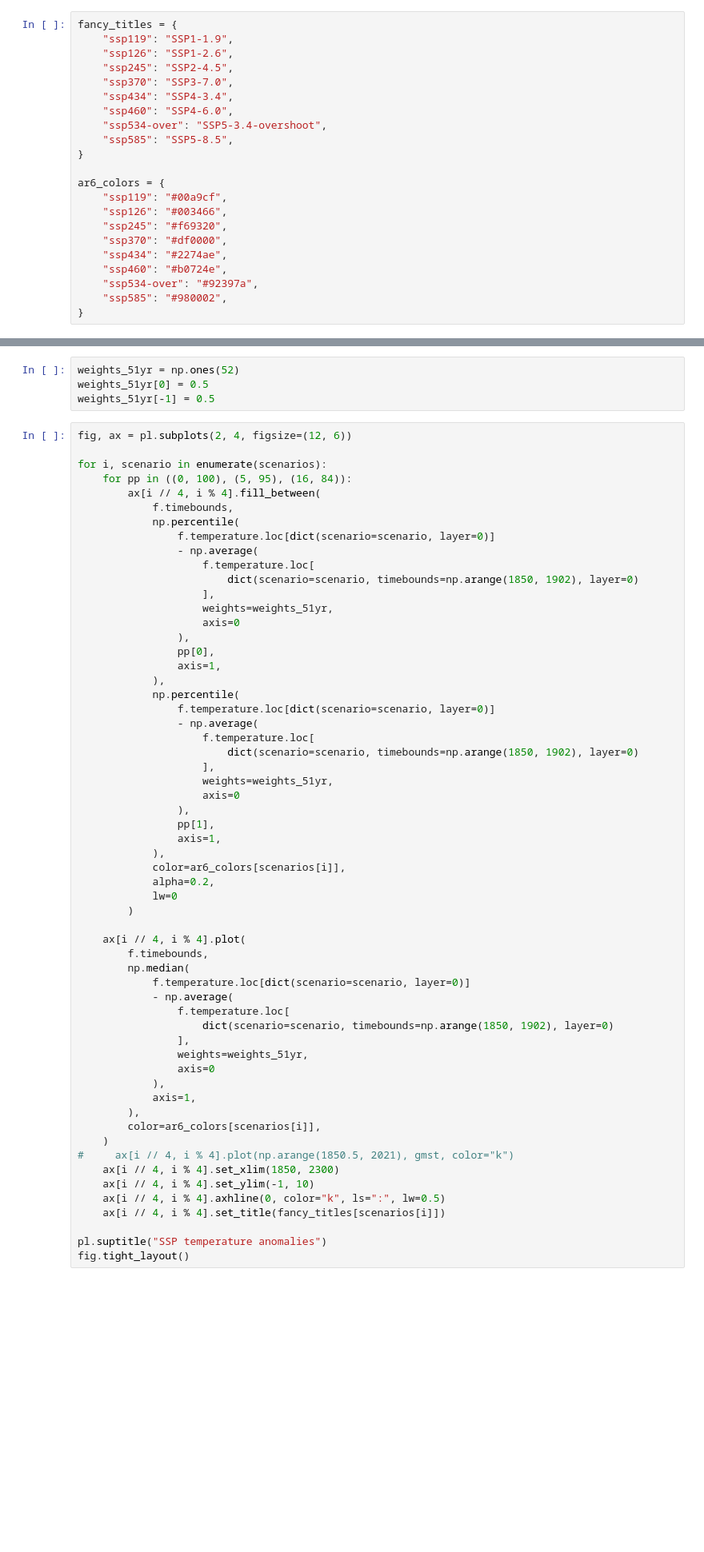
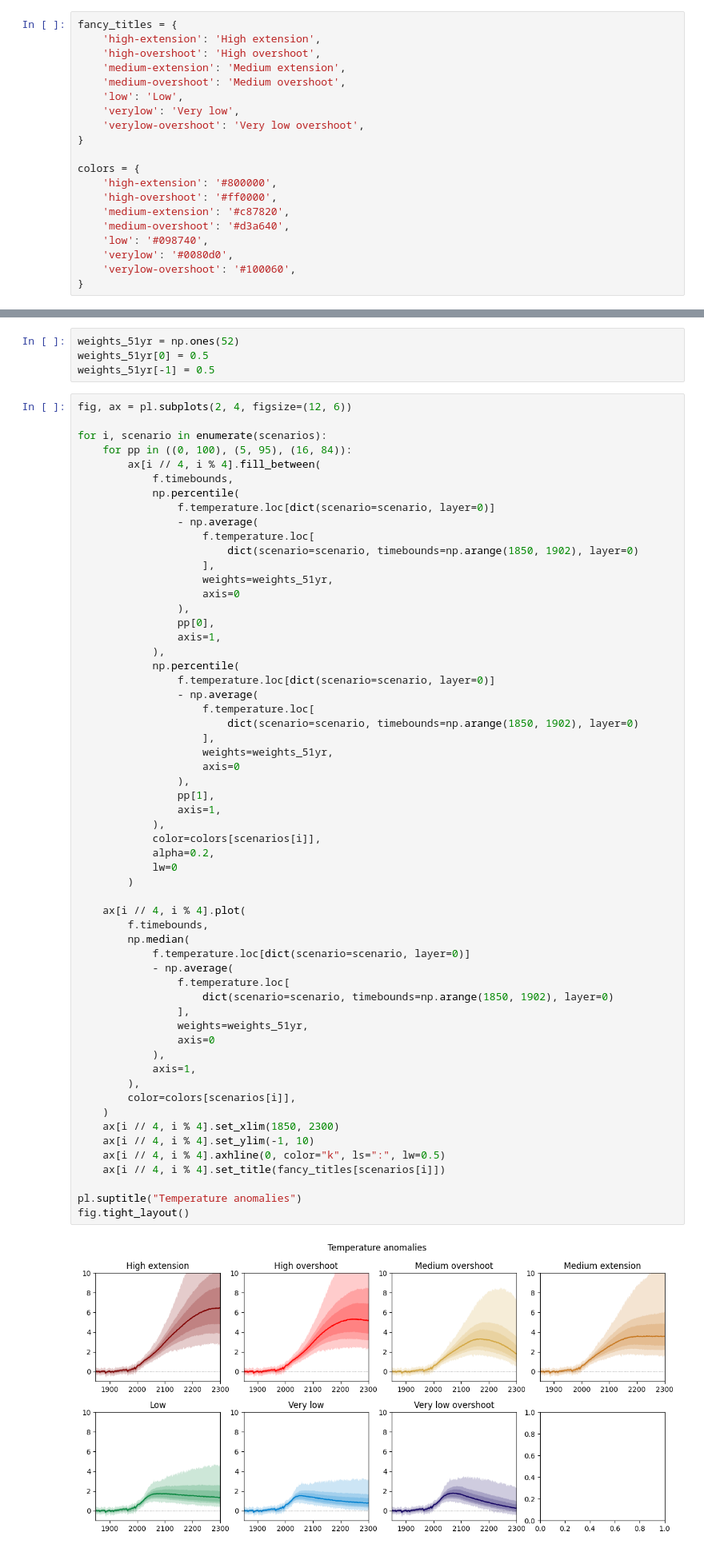
Before and after one commit to OMS-NetZero/FAIR, a Jupyter notebook: examples/calibrated_constrained_ensemble.ipynb, the cells around one changed output, grey strips where cells are left out. Shown at 80% size. Drawn from its saved outputs; the diff is of its cells as text; blank space fills up the shorter version.

```diff
--- a/examples/calibrated_constrained_ensemble.ipynb
+++ b/examples/calibrated_constrained_ensemble.ipynb
@@ -344,25 +251,23 @@ f.run()
 ## 10. Analysis
 # %%
 fancy_titles = {
-    "ssp119": "SSP1-1.9",
-    "ssp126": "SSP1-2.6",
-    "ssp245": "SSP2-4.5",
-    "ssp370": "SSP3-7.0",
-    "ssp434": "SSP4-3.4",
-    "ssp460": "SSP4-6.0",
-    "ssp534-over": "SSP5-3.4-overshoot",
-    "ssp585": "SSP5-8.5",
+    'high-extension': 'High extension',
+    'high-overshoot': 'High overshoot',
+    'medium-extension': 'Medium extension',
+    'medium-overshoot': 'Medium overshoot',
+    'low': 'Low',
+    'verylow': 'Very low',
+    'verylow-overshoot': 'Very low overshoot',
 }
 
-ar6_colors = {
-    "ssp119": "#00a9cf",
-    "ssp126": "#003466",
-    "ssp245": "#f69320",
-    "ssp370": "#df0000",
-    "ssp434": "#2274ae",
-    "ssp460": "#b0724e",
-    "ssp534-over": "#92397a",
-    "ssp585": "#980002",
+colors = {
+    'high-extension': '#800000',
+    'high-overshoot': '#ff0000',
+    'medium-extension': '#c87820',
+    'medium-overshoot': '#d3a640',
+    'low': '#098740',
+    'verylow': '#0080d0',
+    'verylow-overshoot': '#100060',
 }
 # %% [markdown]
 ### Temperature anomaly
@@ -400,37 +305,38 @@ for i, scenario in enumerate(scenarios):
                     weights=weights_51yr,
                     axis=0
                 ),
                 pp[1],
                 axis=1,
             ),
-            color=ar6_colors[scenarios[i]],
+            color=colors[scenarios[i]],
             alpha=0.2,
             lw=0
         )
 
     ax[i // 4, i % 4].plot(
         f.timebounds,
         np.median(
             f.temperature.loc[dict(scenario=scenario, layer=0)]
             - np.average(
                 f.temperature.loc[
                     dict(scenario=scenario, timebounds=np.arange(1850, 1902), layer=0)
                 ],
                 weights=weights_51yr,
                 axis=0
             ),
             axis=1,
         ),
-        color=ar6_colors[scenarios[i]],
+        color=colors[scenarios[i]],
     )
-#     ax[i // 4, i % 4].plot(np.arange(1850.5, 2021), gmst, color="k")
     ax[i // 4, i % 4].set_xlim(1850, 2300)
     ax[i // 4, i % 4].set_ylim(-1, 10)
     ax[i // 4, i % 4].axhline(0, color="k", ls=":", lw=0.5)
     ax[i // 4, i % 4].set_title(fancy_titles[scenarios[i]])
 
-pl.suptitle("SSP temperature anomalies")
+pl.suptitle("Temperature anomalies")
 fig.tight_layout()
+# %% [output]
+[figure, added]
 # %% [markdown]
 ### CO2 concentrations
 # %%
```
Also changed, not shown: parts of 43 cells of this notebook, 5 other files.
